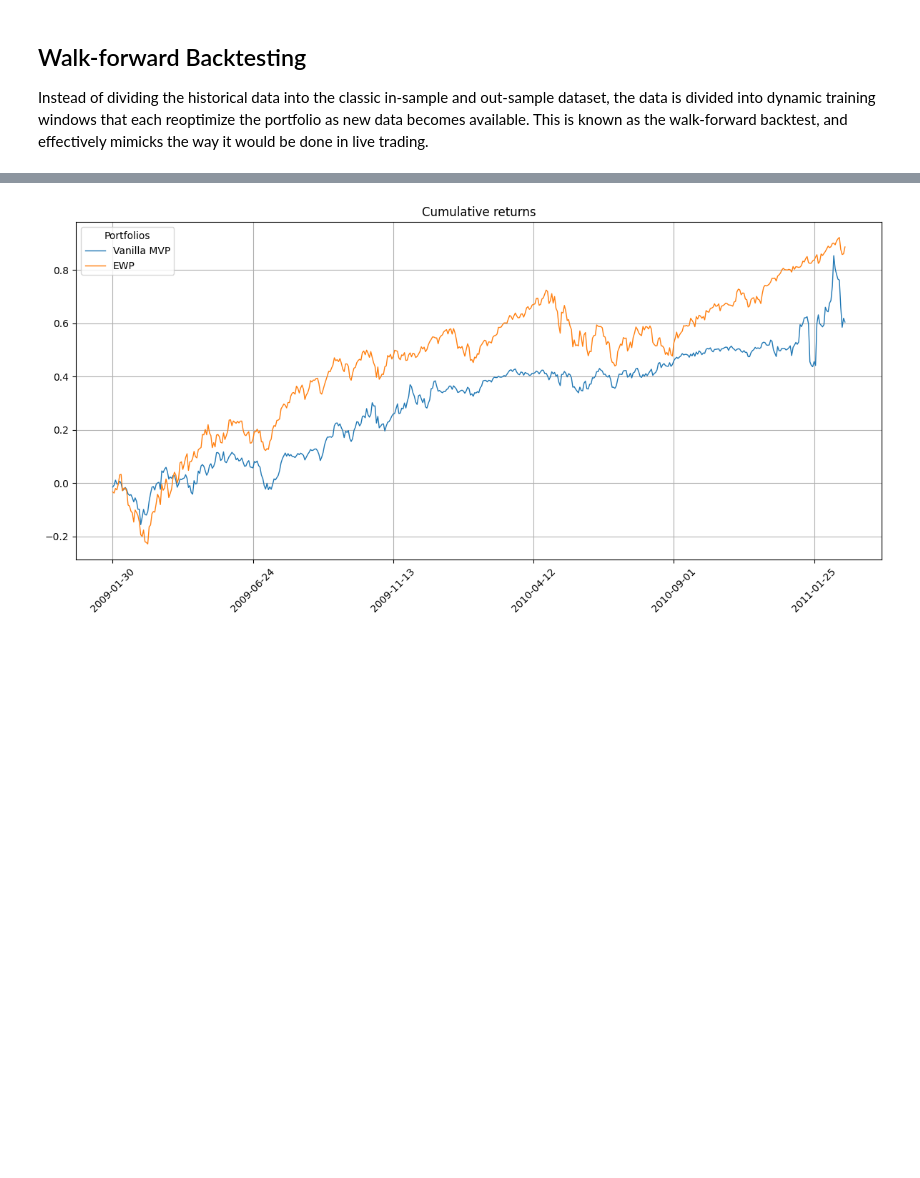
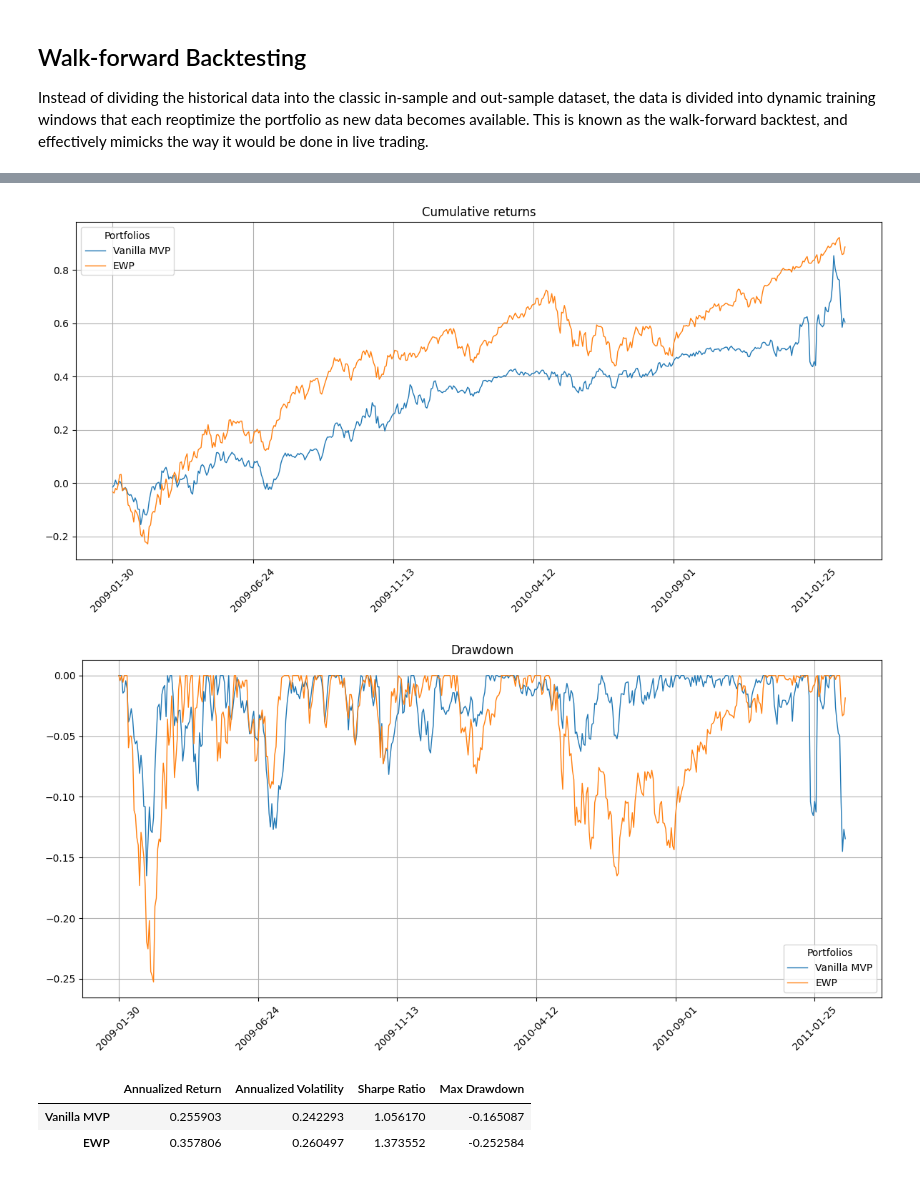
Before and after one commit to VAPopa7/improved-MVP, a Jupyter notebook: backtest_MVPs.ipynb, the cells around one changed output, grey strips where cells are left out. Drawn from its saved outputs; the diff is of its cells as text; code cells hidden in the pictures; blank space fills up the shorter version.

Commit message:
feat: added computation and plots of several performance measures

```diff
--- a/backtest_MVPs.ipynb
+++ b/backtest_MVPs.ipynb
@@ -32,8 +32,8 @@ end_idx = 25 #len(opt_dates)
 lookback = 756
 
 # Memories
-all_w = {str:pd.DataFrame()}
-all_rets = {str:pd.Series()}
+all_w = {}
+all_rets = {}
 
 # Obtain formatted dates
 nyse = mcal.get_calendar('NYSE')
@@ -246,14 +252,13 @@ Below are several methods to assess the performance of the proposed portfolios.
 # %%
-# Plot cumulative returns
-plt.figure(figsize=(12, 6))
-for portf_name in portf_funcs:
-    cum_ret = (1 + all_rets[portf_name]).cumprod() - 1
-    cum_ret.plot(label=portf_name, linewidth=1)
-plt.title('Cumulative returns')
-plt.legend(title='Portfolios')
-plt.xticks(rotation=45)
-plt.grid()
-plt.tight_layout()
-plt.show()
+# Function for plotting cumulative returns
+def plot_cum_rets(all_rets):
+    plt.figure(figsize=(12, 6))
+    for portf_name in all_rets:
+        cum_ret = (1 + all_rets[portf_name]).cumprod() - 1
+        cum_ret.plot(label=portf_name, linewidth=1)
+    plt.title('Cumulative returns')
+    plt.legend(title='Portfolios')
+    plt.xticks(rotation=45)
+    plt.grid()
+    plt.tight_layout()
+    plt.show()
-# %% [output]
-[figure, removed]
@@ -259,0 +280,44 @@ plt.show()
+# %%
+# Function for calculating maximum drawdown
+def max_drawdown(portf_ret):
+    cum_ret = (1 + portf_ret).cumprod()
+    run_max = cum_ret.cummax()
+    drawdowns = (cum_ret - run_max) / run_max
+    max_dd = drawdowns.min()
+    return max_dd
+# %%
+# Function for computing annualized returns, volatility and Sharpe ratio
+def metrics_table(all_rets, rfr=0.0):
+    d_rfr = rfr / 252 # Daily risk-free rate
+    performance_table = pd.DataFrame(columns = ["Annualized Return", "Annualized Volatility", "Sharpe Ratio", "Max Drawdown"])
+
+    for idx, portf_name in enumerate(all_rets):
+        # Calculate annualized returns
+        T = all_rets[portf_name].shape[0]
+        annual_ret = (1 + all_rets[portf_name]).prod() ** (252 / T) - 1
+
+        # Calculate annualized volatility
+        annual_vol = all_rets[portf_name].std() * np.sqrt(252)
+
+        # Calculate annualized Sharpe ratio
+        annual_sharpe = (annual_ret - d_rfr) / annual_vol
+
+        # Calculate maximum drawdown
+        max_dd = max_drawdown(all_rets[portf_name])
+
+        # Add metrics to table
+        performance_table.loc[idx] = [annual_ret, annual_vol, annual_sharpe, max_dd]
+
+    performance_table.index = all_rets.keys()
+    display(performance_table)
+# %%
+# Run all performance measure computations
+plot_cum_rets(all_rets)
+drawdown(all_rets)
+metrics_table(all_rets, rfr=0.0)
+# %% [output]
+[figure, added]
+[figure, added]
+|  | Annualized Return | Annualized Volatility | Sharpe Ratio | Max Drawdown |
+| Vanilla MVP | 0.255903 | 0.242293 | 1.056170 | -0.165087 |
+| EWP | 0.357806 | 0.260497 | 1.373552 | -0.252584 |
```
Also changed, not shown: parts of 3 cells of this notebook.
